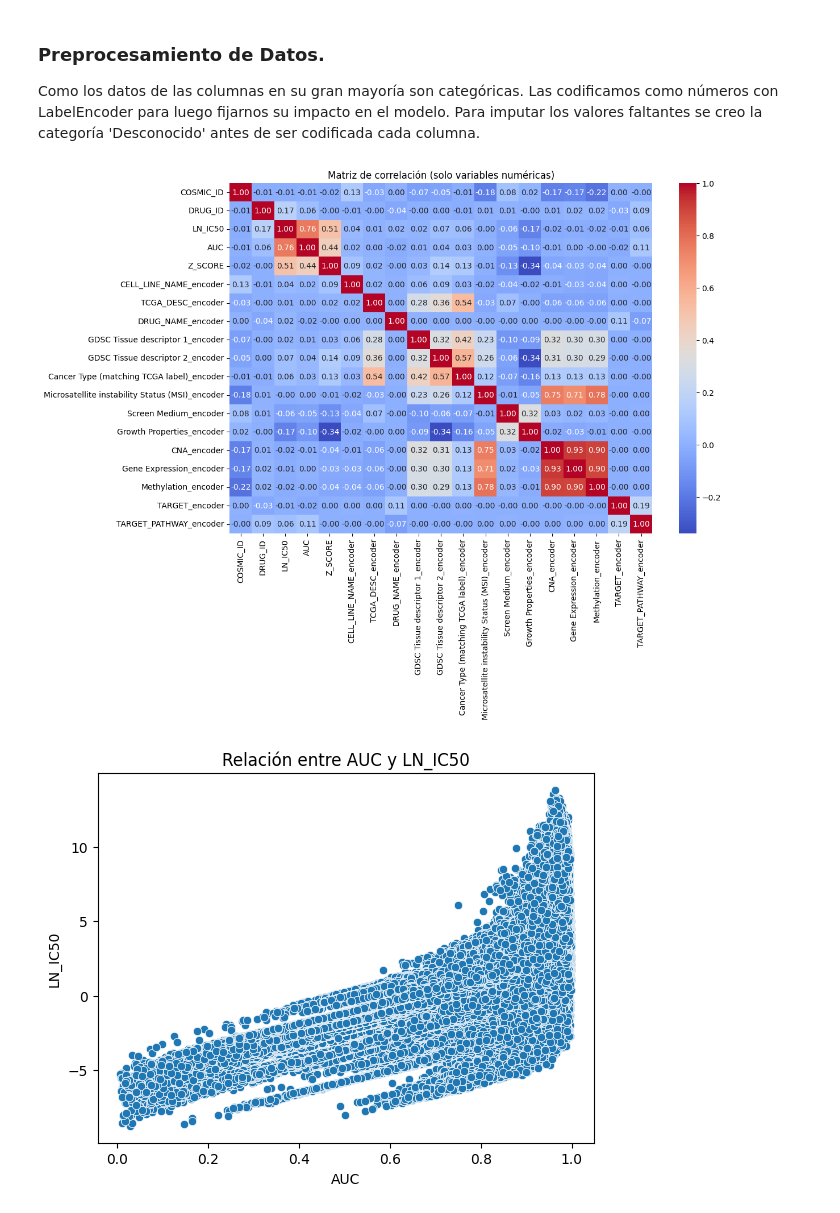
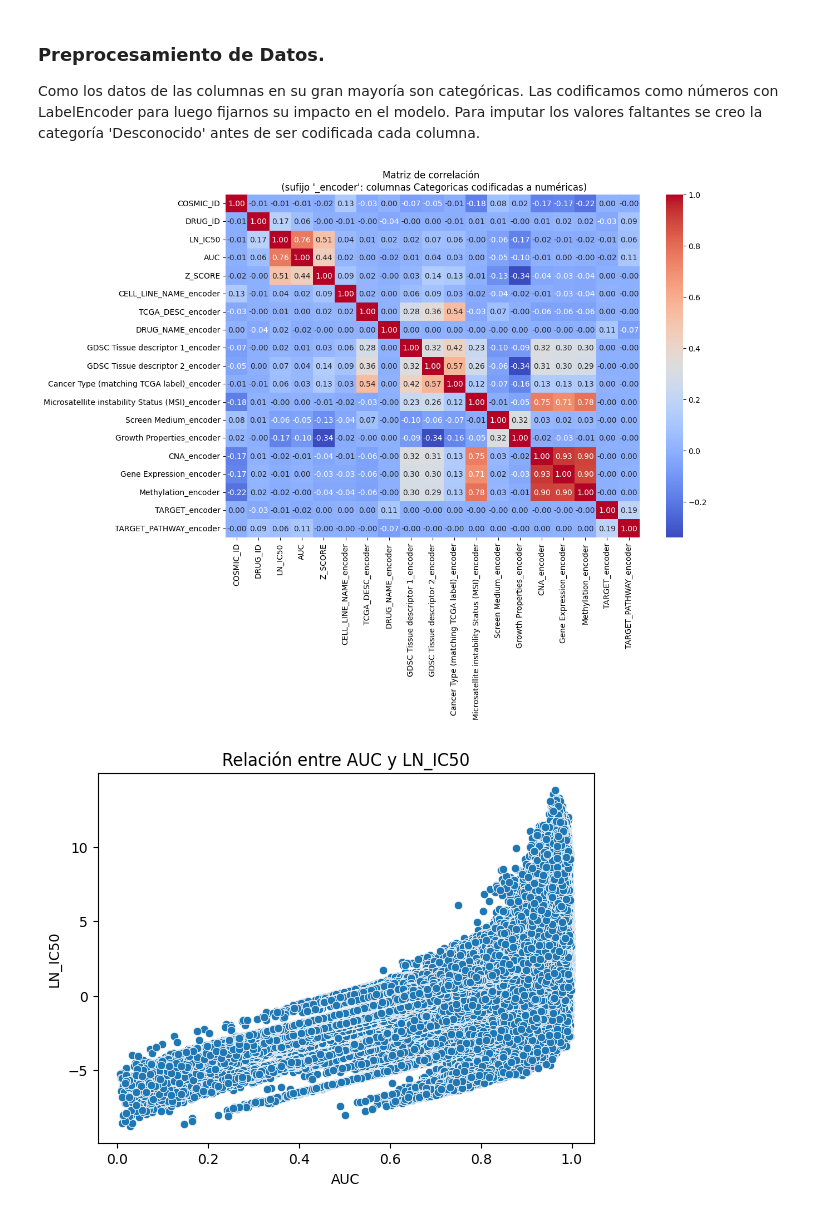
Before and after one commit to juancaalcaraz/RandomForest4-sensibilidad-farmacologicaad, a Jupyter notebook: RadomForest4sensibilidadFarmacológica.ipynb, the cells around one changed output. Saved outputs shown, nothing was run; the diff lists cells and outputs as text; code cells hidden in the pictures.

```diff
--- a/RadomForest4sensibilidadFarmacológica.ipynb
+++ b/RadomForest4sensibilidadFarmacológica.ipynb
@@ -223,21 +223,21 @@ for col in df_text.columns:
 # %%
 # Celda de referencia. Solo se ejecutó la primera vez.
 # Correlacion de todas las variables categoricas
 # codificadas a int.
 
 # Seleccionar solo columnas numéricas para la correlación
 numeric_data = data.select_dtypes(include=['number'])
 
 # Calcular la matriz de correlación
 correlation_matrix = numeric_data.corr()
 
 # Graficar la matriz de correlación
 plt.figure(figsize=(12, 8))
 sns.heatmap(correlation_matrix, annot=True, cmap="coolwarm", fmt=".2f")
-plt.title("Matriz de correlación (solo variables numéricas)")
+plt.title("Matriz de correlación \n (sufijo '_encoder': columnas Categoricas codificadas a numéricas)")
 plt.show()
 # %% [output]
-[figure, old version]
+[figure, new version]
 # %%
 # Relación entre LN_IC50 y AUC
 sns.scatterplot(x=data['AUC'], y=data['LN_IC50'])
```
